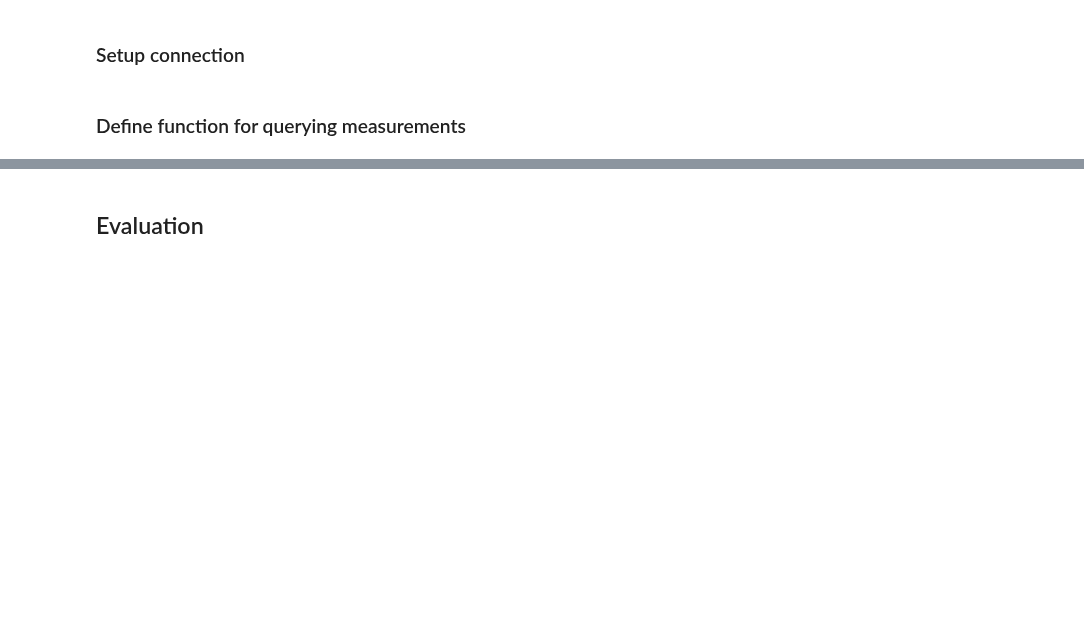
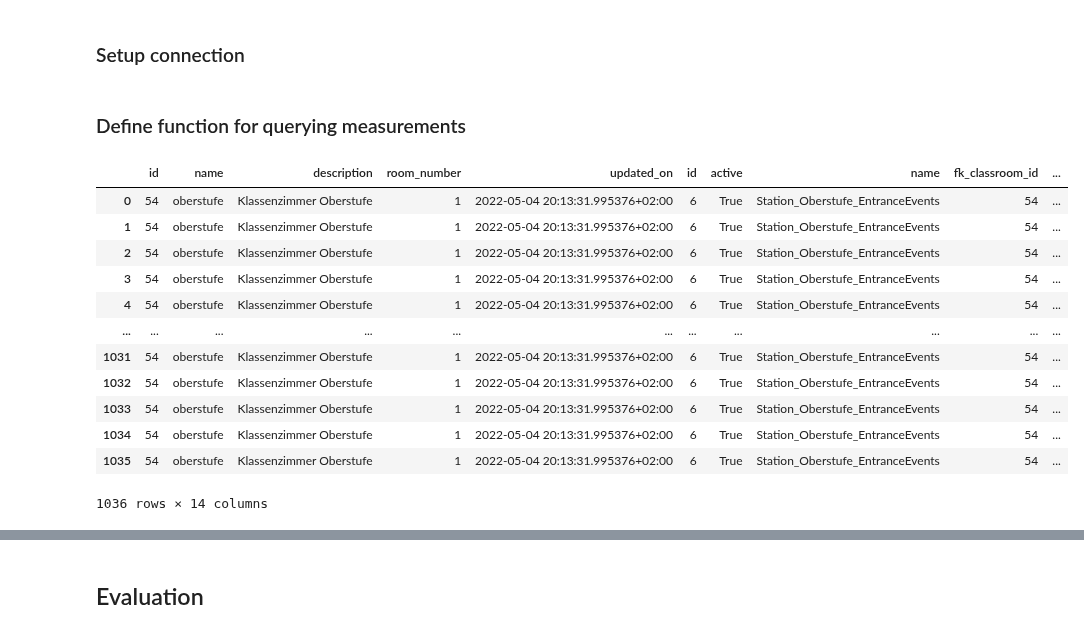
Before and after one commit to Smart-Classroom-Challenge/Data-Evaluation, a Jupyter notebook: data-evaluation.ipynb, the cells around one changed output, grey strips where cells are left out. Drawn from its saved outputs; the diff is of its cells as text; code cells hidden in the pictures; blank space fills up the shorter version.

```diff
--- a/data-evaluation.ipynb
+++ b/data-evaluation.ipynb
@@ -80,3 +80,40 @@ def get_measurement(name, startDate, endDate):
 
     con.close()
     return result
+# %%
+def get_entrance(name, startDate, endDate):
+    con = get_connection()
+
+    sql_stations = f"""
+        set timezone = 'CET';
+        select * from api_classroom
+        inner join api_measurementstation on api_classroom.id = api_measurementstation.fk_classroom_id
+        inner join api_entranceevent on api_measurementstation.id = api_entranceevent.fk_measurement_station_id
+        where time BETWEEN '{startDate}' AND '{endDate}' and api_classroom.name = '{name}';
+    """
+    result = pd.read_sql_query(sql_stations, con)
+
+    result["time"]        = result["time"].dt.tz_convert("CET")
+    result["updated_on"]  = result["updated_on"].dt.tz_convert("CET")
+    result["insert_time"] = result["insert_time"].dt.tz_convert("CET")
+
+    con.close()
+    people_count = 0
+
+    return result
+
+get_entrance('oberstufe', '2022-05-05', '2022-05-06')
+# %% [output]
+|  | id | name | description | room_number | updated_on | id | active | name | fk_classroom_id | ... |
+| 0 | 54 | oberstufe | Klassenzimmer Oberstufe | 1 | 2022-05-04 20:13:31.995376+02:00 | 6 | True | Station_Oberstufe_EntranceEvents | 54 | ... |
+| 1 | 54 | oberstufe | Klassenzimmer Oberstufe | 1 | 2022-05-04 20:13:31.995376+02:00 | 6 | True | Station_Oberstufe_EntranceEvents | 54 | ... |
+| 2 | 54 | oberstufe | Klassenzimmer Oberstufe | 1 | 2022-05-04 20:13:31.995376+02:00 | 6 | True | Station_Oberstufe_EntranceEvents | 54 | ... |
+| 3 | 54 | oberstufe | Klassenzimmer Oberstufe | 1 | 2022-05-04 20:13:31.995376+02:00 | 6 | True | Station_Oberstufe_EntranceEvents | 54 | ... |
+| 4 | 54 | oberstufe | Klassenzimmer Oberstufe | 1 | 2022-05-04 20:13:31.995376+02:00 | 6 | True | Station_Oberstufe_EntranceEvents | 54 | ... |
+| ... | ... | ... | ... | ... | ... | ... | ... | ... | ... | ... |
+| 1031 | 54 | oberstufe | Klassenzimmer Oberstufe | 1 | 2022-05-04 20:13:31.995376+02:00 | 6 | True | Station_Oberstufe_EntranceEvents | 54 | ... |
+| 1032 | 54 | oberstufe | Klassenzimmer Oberstufe | 1 | 2022-05-04 20:13:31.995376+02:00 | 6 | True | Station_Oberstufe_EntranceEvents | 54 | ... |
+| 1033 | 54 | oberstufe | Klassenzimmer Oberstufe | 1 | 2022-05-04 20:13:31.995376+02:00 | 6 | True | Station_Oberstufe_EntranceEvents | 54 | ... |
+| 1034 | 54 | oberstufe | Klassenzimmer Oberstufe | 1 | 2022-05-04 20:13:31.995376+02:00 | 6 | True | Station_Oberstufe_EntranceEvents | 54 | ... |
+| 1035 | 54 | oberstufe | Klassenzimmer Oberstufe | 1 | 2022-05-04 20:13:31.995376+02:00 | 6 | True | Station_Oberstufe_EntranceEvents | 54 | ... |
+1036 rows × 14 columns
```
Also changed, not shown: parts of 8 cells of this notebook.
